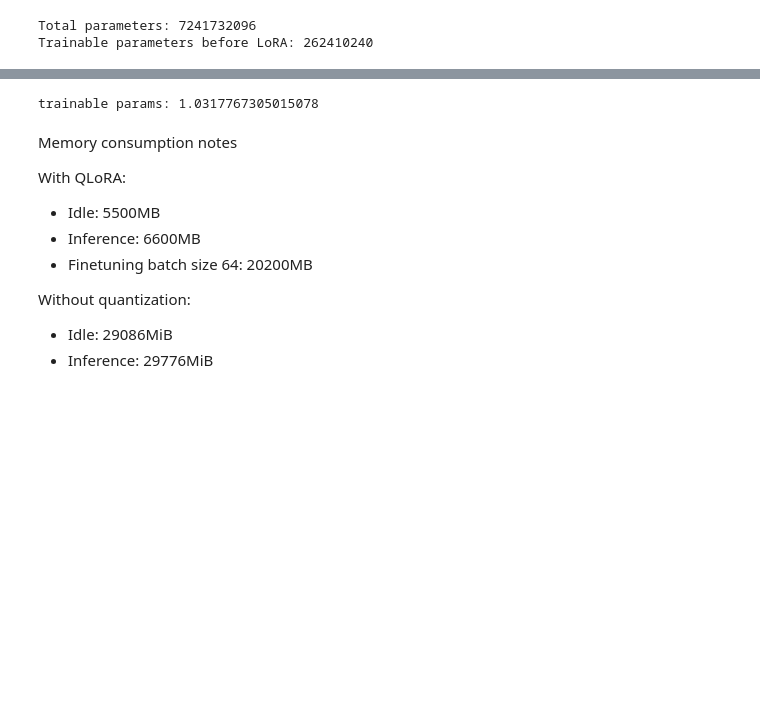
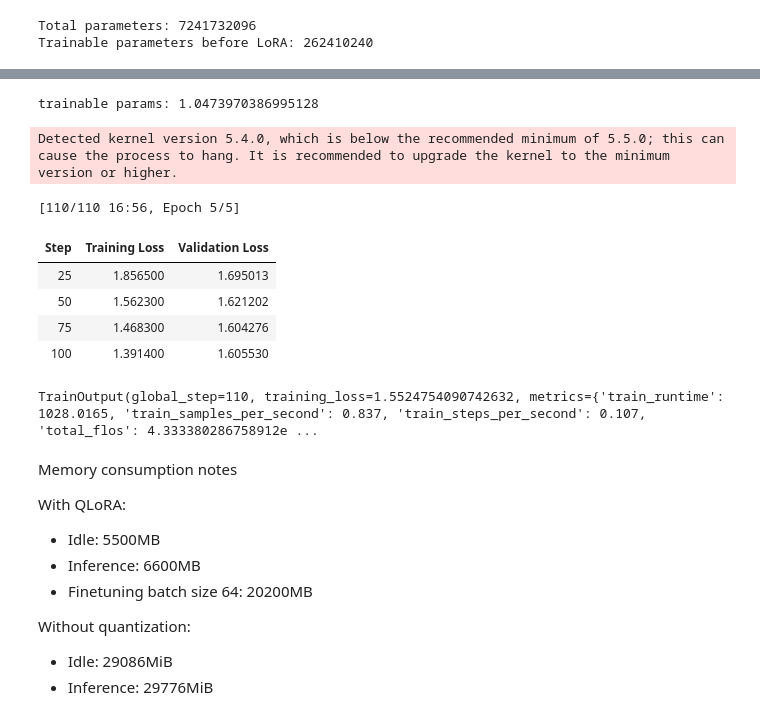
Before and after one commit to azamatomu/finetune-llm-emails, a Jupyter notebook: scripts/finetune_llm.ipynb, the cells around one changed output, grey strips where cells are left out. Cells and saved outputs as stored; diff of their text form; code cells hidden in the pictures; blank space fills up the shorter version.

```diff
--- a/scripts/finetune_llm.ipynb
+++ b/scripts/finetune_llm.ipynb
@@ -92,6 +92,6 @@ def max_input_lengths(tokenized_train_dataset, tokenized_val_dataset):
 
     return max(lengths)
 # %%
-tokenized_train_dataset, tokenized_val_dataset = prepare_datasets(tokenizer, 'data/finetune-emails.txt')
+tokenized_train_dataset, tokenized_val_dataset = prepare_datasets(tokenizer, '../data/instruction-emails.txt')
 print('Length of longest input', max_input_lengths(tokenized_train_dataset, tokenized_val_dataset))
 # %% [output]
@@ -111,6 +135,7 @@ def setup_peft_model(model):
             "gate_proj",
             "up_proj",
             "down_proj",
+            "lm_head",
         ],
         bias="none",
         lora_dropout=0.05,
@@ -129,17 +154,17 @@ def initialize_trainer(model, train_dataset, eval_dataset, run_name):
     """Initialize the Trainer for training."""
 
     training_args = TrainingArguments(
-        output_dir="./" + run_name,
+        output_dir="../model/" + run_name,
         gradient_checkpointing=True, # save memory
-        num_train_epochs=2, # 2 epochs should be enough but good to tune further
-        learning_rate=1e-5, # small learning rate for fine tuning
+        num_train_epochs=5, # 2 epochs should be enough but good to tune further
+        learning_rate=2e-5, # small learning rate for fine tuning
         bf16=True, # since we're using quantization
         optim="paged_adamw_8bit", # setting it here allows to fit in memory for fine tuning still
-        per_device_train_batch_size=64,
-        per_device_eval_batch_size=64,
+        per_device_train_batch_size=8,
+        per_device_eval_batch_size=8,
         logging_steps=25,
-        save_steps=100,
-        eval_steps=100,
+        save_steps=25,
+        eval_steps=25,
         logging_dir="./logs",
         save_strategy="steps",
         evaluation_strategy="steps",
@@ -172,14 +218,22 @@ print(text)
 model = setup_peft_model(model)
 print(f'trainable params: {100 * count_trainable_parameters(model) / model.num_parameters()}')
 # %% [output]
-trainable params: 1.0317767305015078
+trainable params: 1.0473970386995128
 # %%
 model.config.use_cache = False
 
-run_name = "mistral-7b-it-emails"
-
+run_name = "mistral-7b-it-gpt4-emails"
 trainer = initialize_trainer(model, tokenized_train_dataset, tokenized_val_dataset, run_name)
 trainer.train()
+# %% [output]
+Detected kernel version 5.4.0, which is below the recommended minimum of 5.5.0; this can cause the process to hang. It is recommended to upgrade the kernel to the minimum version or higher.
+[110/110 16:56, Epoch 5/5]
+| Step | Training Loss | Validation Loss |
+| 25 | 1.856500 | 1.695013 |
+| 50 | 1.562300 | 1.621202 |
+| 75 | 1.468300 | 1.604276 |
+| 100 | 1.391400 | 1.605530 |
+TrainOutput(global_step=110, training_loss=1.5524754090742632, metrics={'train_runtime': 1028.0165, 'train_samples_per_second': 0.837, 'train_steps_per_second': 0.107, 'total_flos': 4.333380286758912e ...
 # %%
 torch.cuda.empty_cache()
 # %% [markdown]
```
Also changed, not shown: parts of 8 cells of this notebook.
